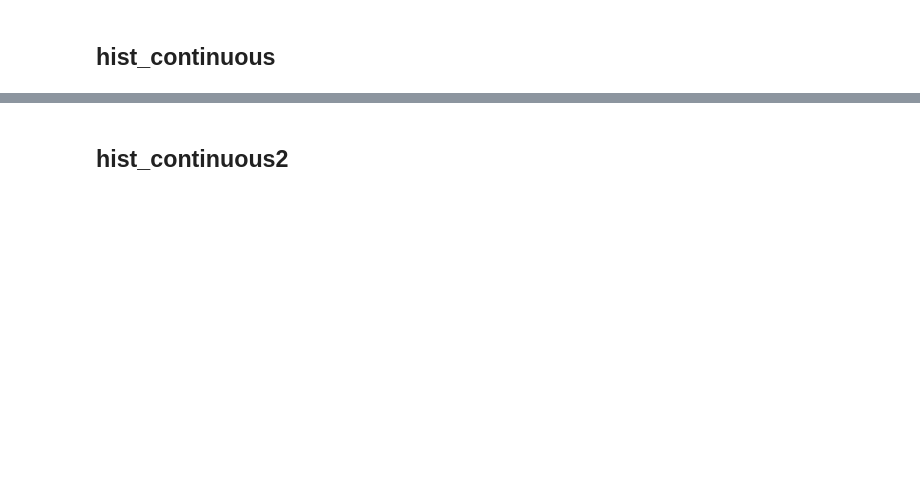
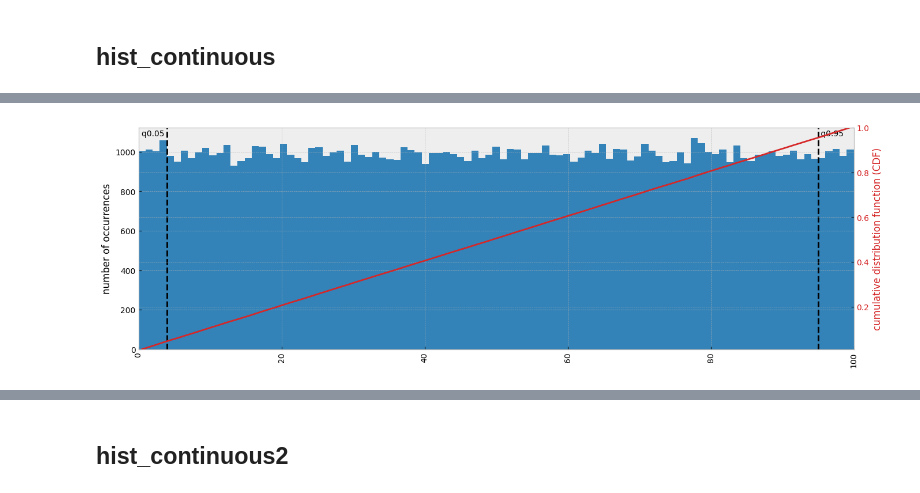
Before and after one commit to durandtibo/pandasx, a Jupyter notebook: notebooks/plot.ipynb, the cells around one changed output, grey strips where cells are left out. Saved outputs shown, nothing was run; the diff lists cells and outputs as text; code cells hidden in the pictures; blank space fills up the shorter version.

Commit message:
Improve `create_histogram_figure` (#643)

```diff
--- a/notebooks/plot.ipynb
+++ b/notebooks/plot.ipynb
@@ -51,3 +51,10 @@ plot.hist_continuous(ax=ax, array=array, nbins=201, xmin="q0.02", xmax="q0.98")
+# %%
+array = rng.integers(low=0, high=101, size=(100000,))
+nbins = adjust_nbins(nbins=200, array=array)
+fig, ax = plt.subplots()
+plot.hist_continuous(ax=ax, array=array, nbins=nbins)
+# %% [output]
+[figure, added]
 # %%
 array = rng.integers(low=0, high=101, size=(100000,))
 nbins = find_nbins(bin_size=1, min=np.min(array), max=np.max(array))
```
Also changed, not shown: parts of 16 cells of this notebook, 3 other files.
